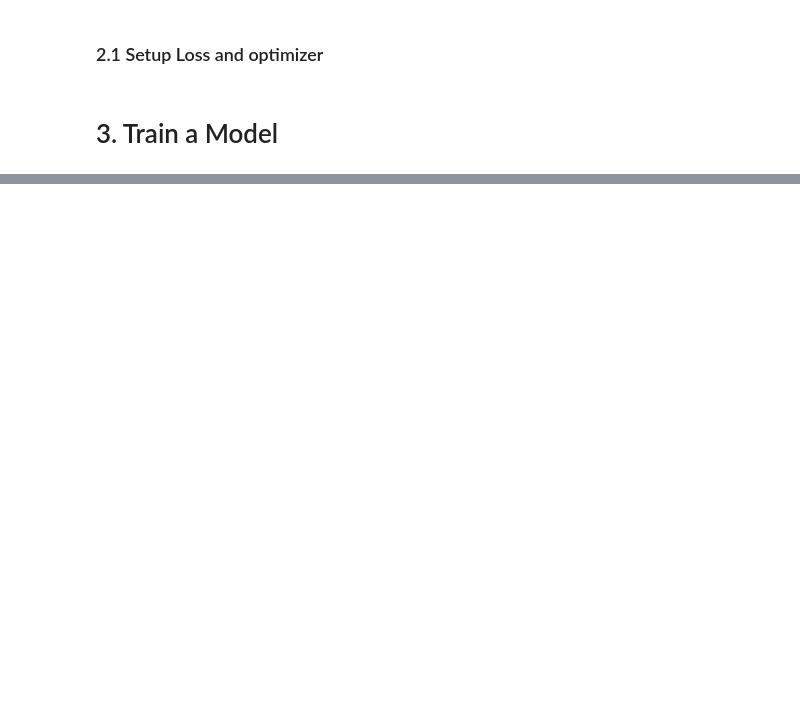
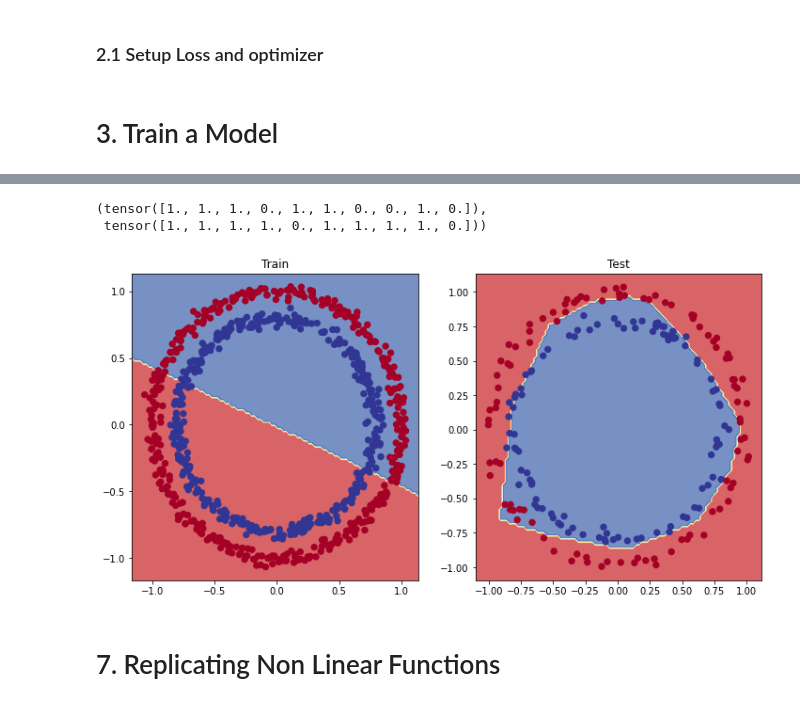
Before and after one commit to AliButtar/learn-pytorch, a Jupyter notebook: 03.PyTorch Neural Network Classification.ipynb, the cells around one changed output, grey strips where cells are left out. Cells and saved outputs as stored; diff of their text form; code cells hidden in the pictures; blank space fills up the shorter version.

```diff
--- a/03.PyTorch Neural Network Classification.ipynb
+++ b/03.PyTorch Neural Network Classification.ipynb
@@ -106,0 +291,34 @@ def accuracy_fn(y_true, y_pred):
+# %%
+torch.manual_seed(42)
+
+epochs = 1000
+
+# pass data to appropriate device
+
+for epoch in range(epochs):
+
+    model_2.train()
+
+    y_logits = model_2(X_train).squeeze()
+    y_preds = torch.round(torch.sigmoid(y_logits))
+
+    loss = loss_fn(y_logits, y_train)
+    acc = accuracy_fn(y_preds, y_train)
+
+    optimizer.zero_grad()
+
+    loss.backward()
+
+    optimizer.step()
+
+    ### Testing
+    model_2.eval()
+    with torch.inference_mode():
+        test_logits = model_2(X_test).squeeze()
+        test_preds = torch.round(torch.sigmoid(test_logits))
+
+        test_loss = loss_fn(test_logits, y_test)
+        test_acc = accuracy_fn(test_preds, y_test)
+
+    if epoch % 100 == 0:
+        print(f"Epoch: {epoch} | Loss: {loss:.5f}, Accuracy: {acc:.2f}% | Test Loss: {test_loss:.5f}, Test Accuracy: {test_acc:.2f}%")
@@ -106,0 +336,22 @@ def accuracy_fn(y_true, y_pred):
+# %%
+model_2.eval()
+with torch.inference_mode():
+    y_preds = torch.round(torch.sigmoid(model_2(X_test).squeeze()))
+
+y_preds[:10], y[:10]
+# %% [output]
+(tensor([1., 1., 1., 0., 1., 1., 0., 0., 1., 0.]),
+ tensor([1., 1., 1., 1., 0., 1., 1., 1., 1., 0.]))
+# %%
+# Plot decision boundaries for training and test sets
+plt.figure(figsize=(12, 6))
+plt.subplot(1, 2, 1)
+plt.title("Train")
+plot_decision_boundary(model_1, X_train, y_train) # model_1 = no non-linearity
+plt.subplot(1, 2, 2)
+plt.title("Test")
+plot_decision_boundary(model_2, X_test, y_test) # model_3 = has non-linearity
+# %% [output]
+[figure, added]
+# %% [markdown]
+# 7. Replicating Non Linear Functions
```
Also changed, not shown: parts of 16 cells of this notebook, 3 other files.
